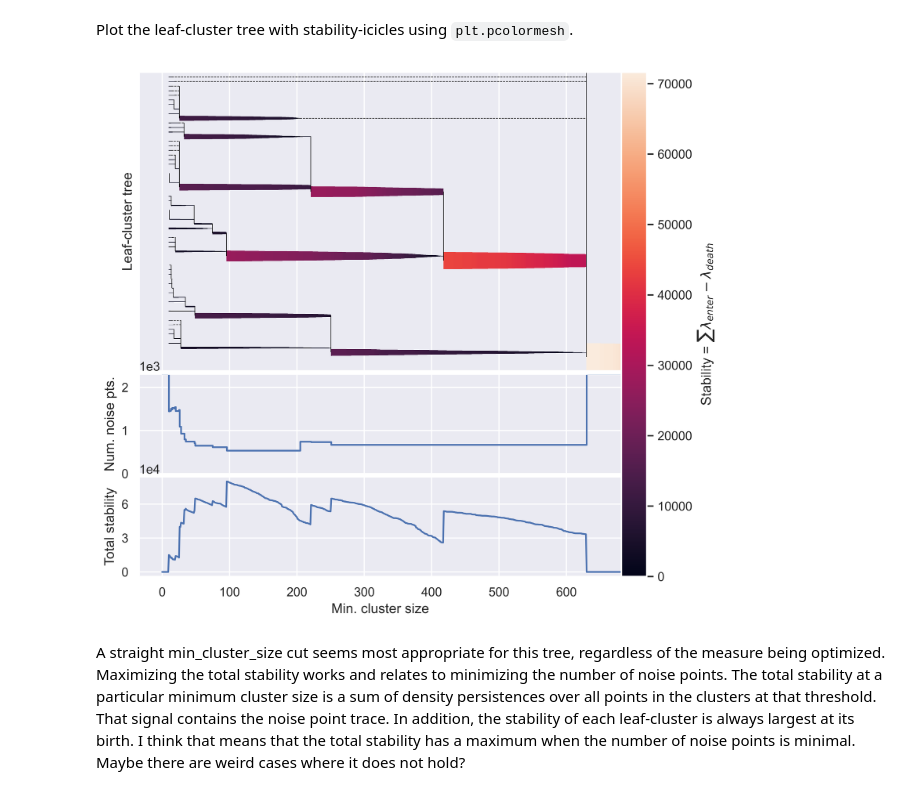
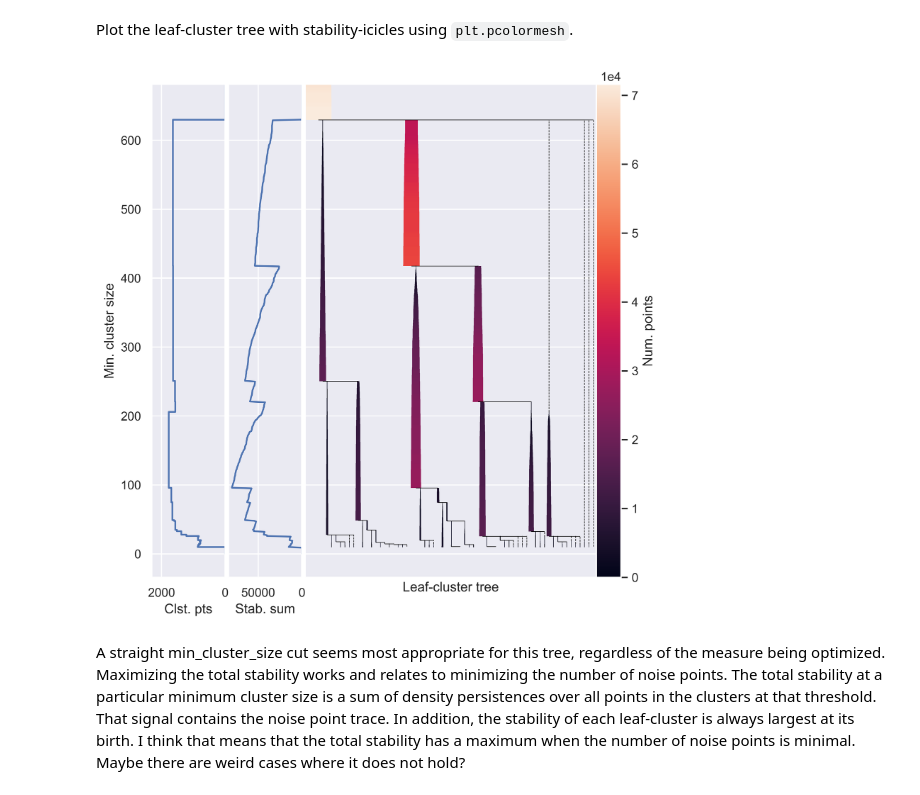
Before and after one commit to JelmerBot/fast_hdbscan, a Jupyter notebook: doc/layer_clustering.ipynb, the cells around one changed output. Drawn from its saved outputs; the diff is of its cells as text; code cells hidden in the pictures.

```diff
--- a/doc/layer_clustering.ipynb
+++ b/doc/layer_clustering.ipynb
@@ -174,13 +174,13 @@ noise_trace_list = noise_trace[indices].tolist()
 # Convert to square curve
 inf_sep = 50
 inf_value = int(min_size + 1 + inf_sep)  # or extracts max death from leaves
-noise_trace_xs = np.vstack(
+noise_trace_sizes = np.vstack(
     (
         np.asarray([0] + min_size_list + [min_sizes[-1]]),
         np.asarray(min_size_list + [min_sizes[-1], inf_value]),
     )
 ).T.reshape(-1)
-noise_trace_ys = np.vstack(
+noise_trace_points = np.vstack(
     (
         np.asarray([n_points] + noise_trace_list + [n_points]),
         np.asarray([n_points] + noise_trace_list + [n_points]),
@@ -188,7 +188,7 @@ noise_trace_ys = np.vstack(
 ).T.reshape(-1)
 
 plt.figure(figsize=(8, 4))
-plt.plot(noise_trace_xs, noise_trace_ys)
+plt.plot(noise_trace_sizes, noise_trace_points)
 plt.xlabel("Min. cluster size")
 plt.ylabel("Num. noise points")
 plt.show()
@@ -393,85 +389,85 @@ plt.show()
 # %% [markdown]
 Plot the leaf-cluster tree with stability-icicles using `plt.pcolormesh`.
 # %%
+import warnings
+
 min_height = 0.05
 max_height = (3 - min_height) / 2
 
 death_lines = LineCollection(
     [
-        [(leaf["death"] - 0.5, leaf["x"]), (leaves[leaf["parent"]]["birth"], leaf["x"])]
+        [(leaf["x"], leaf["death"] - 0.5), (leaf["x"], leaves[leaf["parent"]]["birth"])]
         for leaf in leaves.values()
         if "death" in leaf
     ],
     linewidths=0.5,
     linestyle="--",
     color="black",
 )
 connecting_lines = LineCollection(
     [
         [
-            (leaves[leaf["parent"]]["birth"] - 0.5, leaf["x"]),
-            (leaves[leaf["parent"]]["birth"] - 0.5, leaves[leaf["parent"]]["x"]),
+            (leaf["x"], leaves[leaf["parent"]]["birth"] - 0.5),
+            (leaves[leaf["parent"]]["x"], leaves[leaf["parent"]]["birth"] - 0.5),
         ]
         for leaf in leaves.values()
         if "parent" in leaf
     ],
     linewidths=0.5,
     linestyle="-",
     color="black",
 )
 
-grid_kw = {"height_ratios": [0.6, 0.2, 0.2], "width_ratios": [0.95, 0.05]}
-fig, axes = plt.subplots(3, 2, sharex=True, gridspec_kw=grid_kw, dpi=600)
-gs = axes[-1, -1].get_gridspec()
-for ax in axes[:, -1]:
-    ax.remove()
+grid_kw = {"width_ratios": [0.15, 0.15, 0.7]}
+fig, axes = plt.subplots(1, 3, sharey=True, gridspec_kw=grid_kw, dpi=600)
 
 # Consistent color scale
-plt.sca(axes[0, 0])
+plt.subplot(1, 3, 3)
 max_stab = max(np.max(leaf['stability']) for leaf in leaves.values())
 for leaf in leaves.values():
     stability = leaf["stability"]
     min_size = leaf["birth"]
     max_size = min_size + stability.shape[0]
-    xs = np.arange(min_size, max_size)
-    ys = np.asarray([[leaf["x"] - min_height / 2], [leaf["x"] + min_height / 2]])
-    heights = ys + stability / max_stab * max_height * np.array([[-1], [1]])
+    sizes = np.arange(min_size, max_size)
+    xs = np.asarray([[leaf["x"] - min_height / 2], [leaf["x"] + min_height / 2]])
+    widths = xs + stability / max_stab * max_height * np.array([[-1], [1]])
+    with warnings.catch_warnings():
+        warnings.simplefilter("ignore", category=UserWarning)
+        bar = plt.pcolormesh(
+            widths,
+            np.broadcast_to(sizes, (2, len(sizes))),
+            np.broadcast_to(stability, (2, len(sizes))),
+            vmin=0,
+            vmax=max_stab,
+            edgecolors="none",
+        )
+plt.gca().add_collection(death_lines)
+plt.gca().add_collection(connecting_lines)
+plt.autoscale()
+xlim = plt.xlim()
+plt.xlim([0.99 * xlim[0] , 1.01 * xlim[1]])
+plt.xticks([])
+plt.xlabel("Leaf-cluster tree")
 
-    bar = plt.pcolormesh(
-        np.broadcast_to(xs, (2, len(xs))),
-        heights,
-        np.broadcast_to(stability, (2, len(xs))),
-        vmin=0,
-        vmax=max_stab,
-        edgecolors="none",
-    )
+plt.subplot(1, 3, 1)
+plt.xlim(0, n_points)
+plt.gca().invert_xaxis()
+plt.plot(n_points - noise_trace_points, noise_trace_sizes)
+cb = plt.colorbar(bar, label="Num. points", pad=0)
+cb.ax.ticklabel_format(axis='y', style='sci', scilimits=(0, 0))
+plt.ylabel("Min. cluster size")
+plt.xlabel("Clst. pts")
 
-axes[0, 0].add_collection(death_lines)
-axes[0, 0].add_collection(connecting_lines)
-plt.autoscale()
-plt.yticks([])
-plt.ylabel("Leaf-cluster tree")
+plt.subplot(1, 3, 2)
+plt.plot(total_stability, np.arange(len(total_stability)))
+plt.xlim(0, plt.xlim()[1])
+plt.gca().invert_xaxis()
+plt.xlabel("Stab. sum")
 
-plt.sca(axes[1, 0])
-plt.plot(noise_trace_xs, noise_trace_ys)
-plt.ylabel("Num. noise pts.")
-plt.ylim(0, n_points)
-plt.yticks([0, 1000, 2000])
-plt.gca().ticklabel_format(axis="y", style="sci", scilimits=(0, 0))
-
-plt.sca(axes[2, 0])
-plt.plot(total_stability)
-plt.gca().ticklabel_format(axis="y", style="sci", scilimits=(0, 0))
-plt.yticks([0, 30000, 60000])
-plt.ylabel("Total stability")
-plt.xlabel("Min. cluster size")
-
-ax = fig.add_subplot(gs[:, -1])
-plt.colorbar(bar, cax=ax, label="Stability = $\sum{\lambda_{enter} - \lambda_{death}}$")
-plt.subplots_adjust(hspace=0.02, wspace=0)
+plt.subplots_adjust(wspace=0.02)
 plt.show()
 # %% [output]
-[figure, old version]
+[figure, new version]
 # %% [markdown]
 A straight min_cluster_size cut seems most appropriate for this tree, regardless
 of the measure being optimized. Maximizing the total stability works and relates
```
Also changed, not shown: parts of 3 cells of this notebook.
